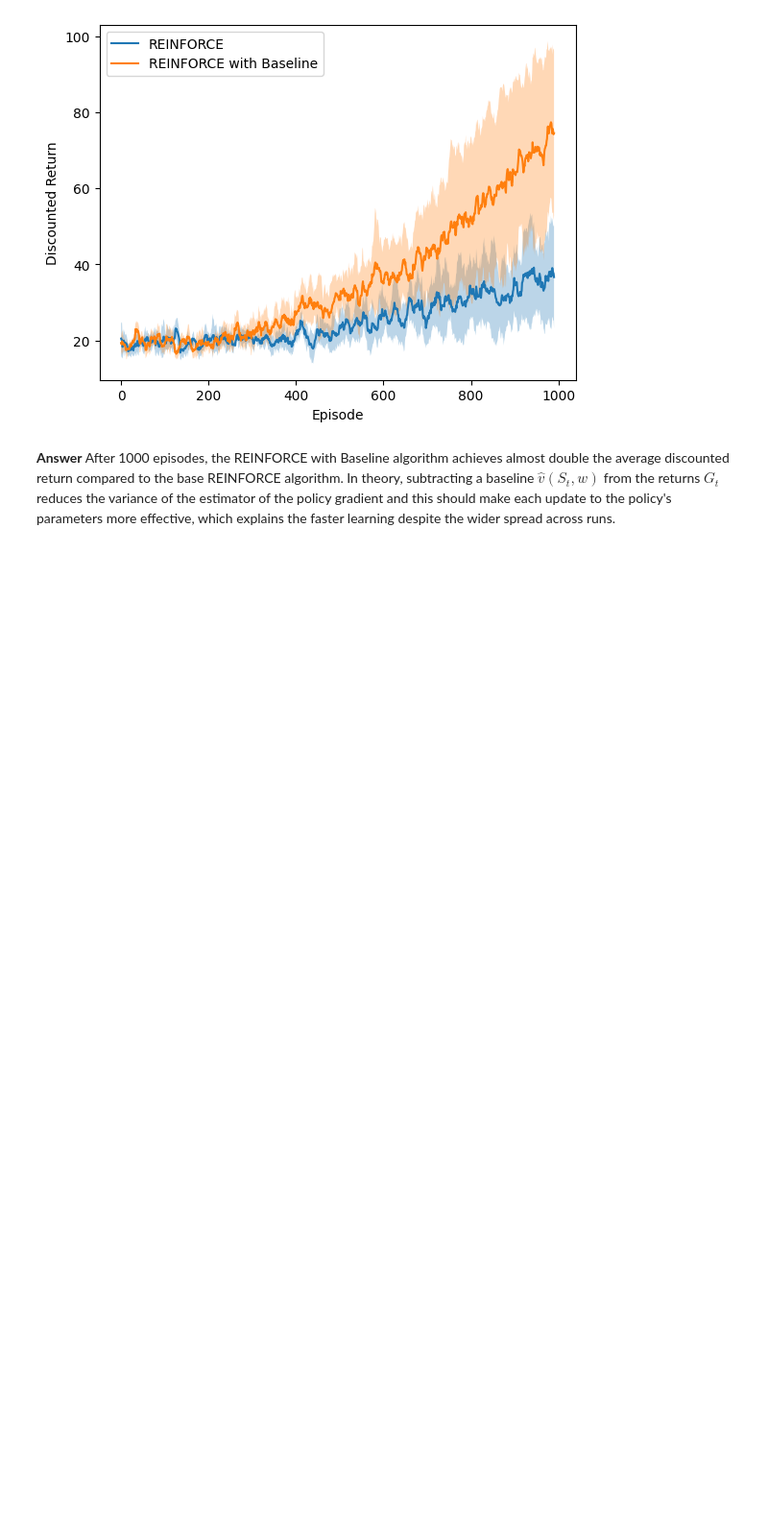
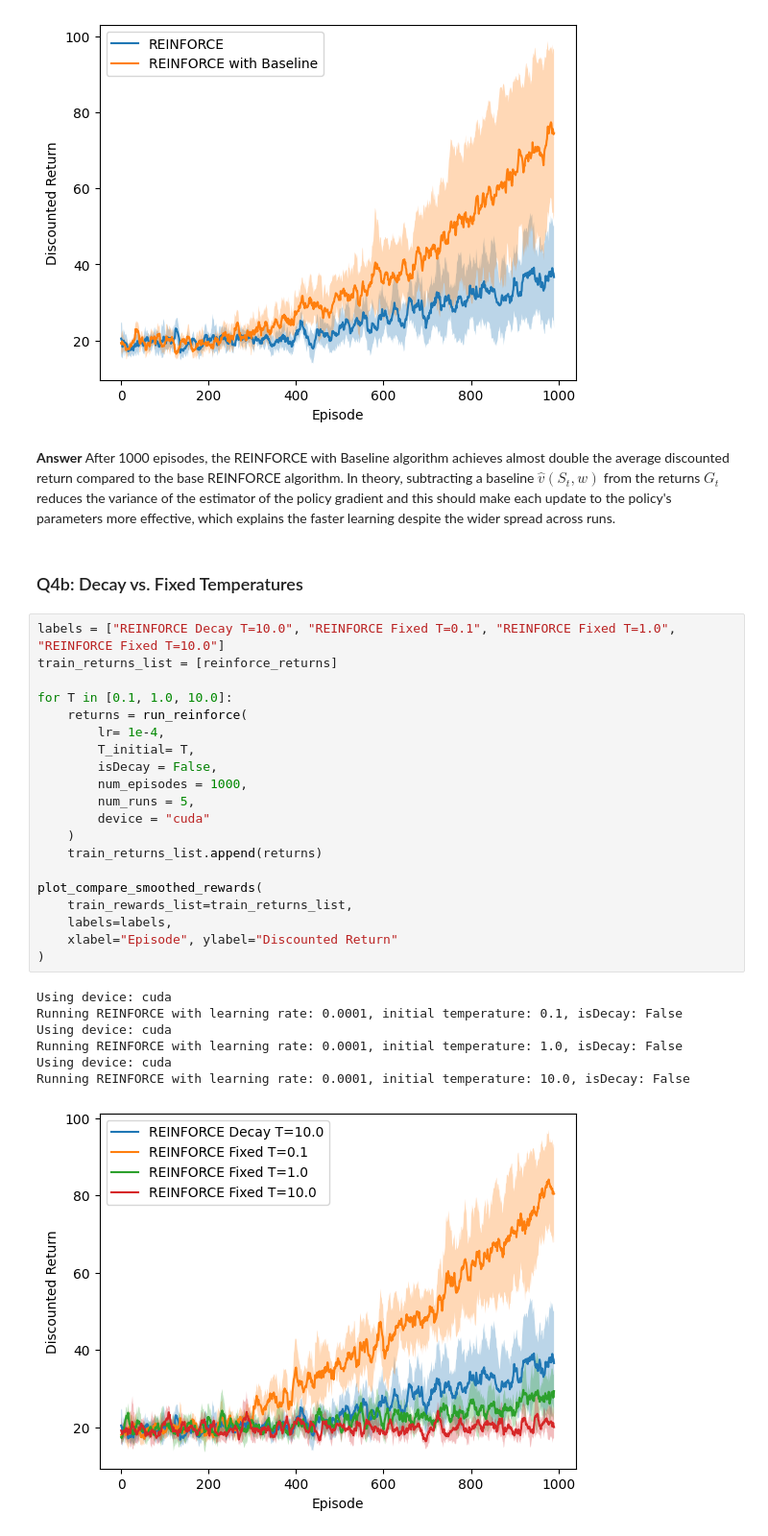
Before and after one commit to jonyhu/deep-rl-control, a Jupyter notebook: dqn.ipynb, the cells around one changed output. Shown at 96% size. Cells and saved outputs as stored; diff of their text form; blank space fills up the shorter version.

Commit message:
Q4b: Boltzmann temperature decay vs fixed temperature analysis

```diff
--- a/dqn.ipynb
+++ b/dqn.ipynb
@@ -1015,3 +1015,33 @@ Running REINFORCE with Baseline. Policy network LR: 0.0001, Value function LR: 0
 # %% [markdown]
 **Answer**
 After 1000 episodes, the REINFORCE with Baseline algorithm achieves almost double the average discounted return compared to the base REINFORCE algorithm. In theory, subtracting a baseline $\hat v(S_t, w)$ from the returns $G_t$ reduces the variance of the estimator of the policy gradient and this should make each update to the policy's parameters more effective, which explains the faster learning despite the wider spread across runs.
+# %% [markdown]
+### Q4b: Decay vs. Fixed Temperatures
+# %%
+labels = ["REINFORCE Decay T=10.0", "REINFORCE Fixed T=0.1", "REINFORCE Fixed T=1.0", "REINFORCE Fixed T=10.0"]
+train_returns_list = [reinforce_returns]
+
+for T in [0.1, 1.0, 10.0]:
+    returns = run_reinforce(
+        lr= 1e-4,
+        T_initial= T,
+        isDecay = False,
+        num_episodes = 1000,
+        num_runs = 5,
+        device = "cuda"
+    )
+    train_returns_list.append(returns)
+
+plot_compare_smoothed_rewards(
+    train_rewards_list=train_returns_list,
+    labels=labels,
+    xlabel="Episode", ylabel="Discounted Return"
+)
+# %% [output]
+Using device: cuda
+Running REINFORCE with learning rate: 0.0001, initial temperature: 0.1, isDecay: False
+Using device: cuda
+Running REINFORCE with learning rate: 0.0001, initial temperature: 1.0, isDecay: False
+Using device: cuda
+Running REINFORCE with learning rate: 0.0001, initial temperature: 10.0, isDecay: False
+[figure, added]
```
Also changed, not shown: parts of 1 cell of this notebook.
